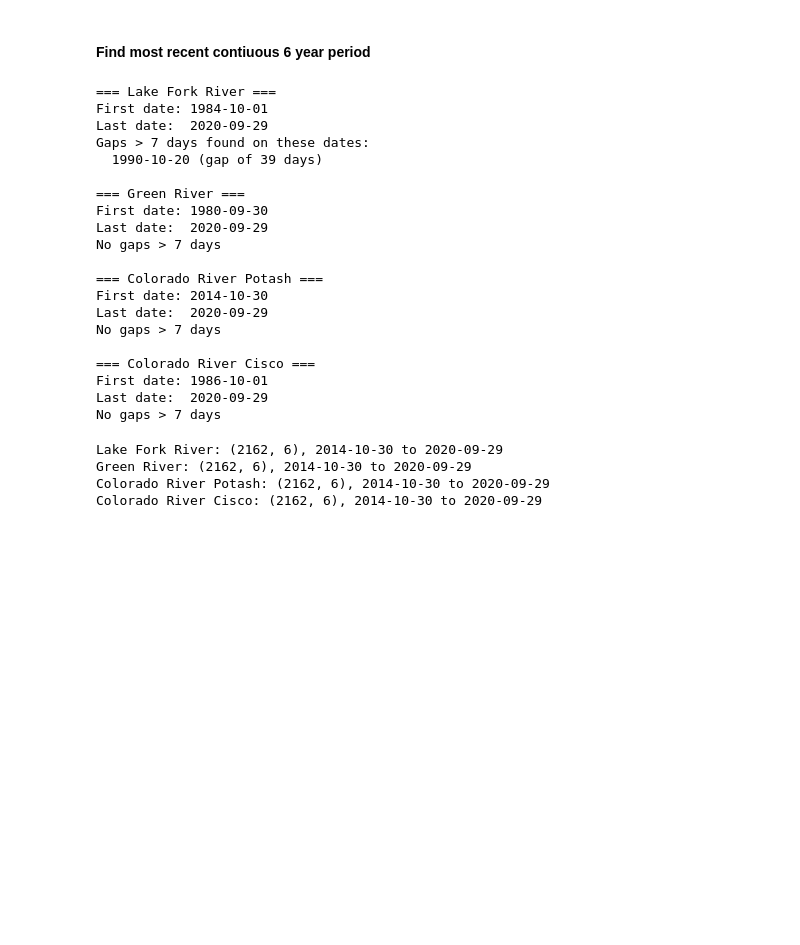
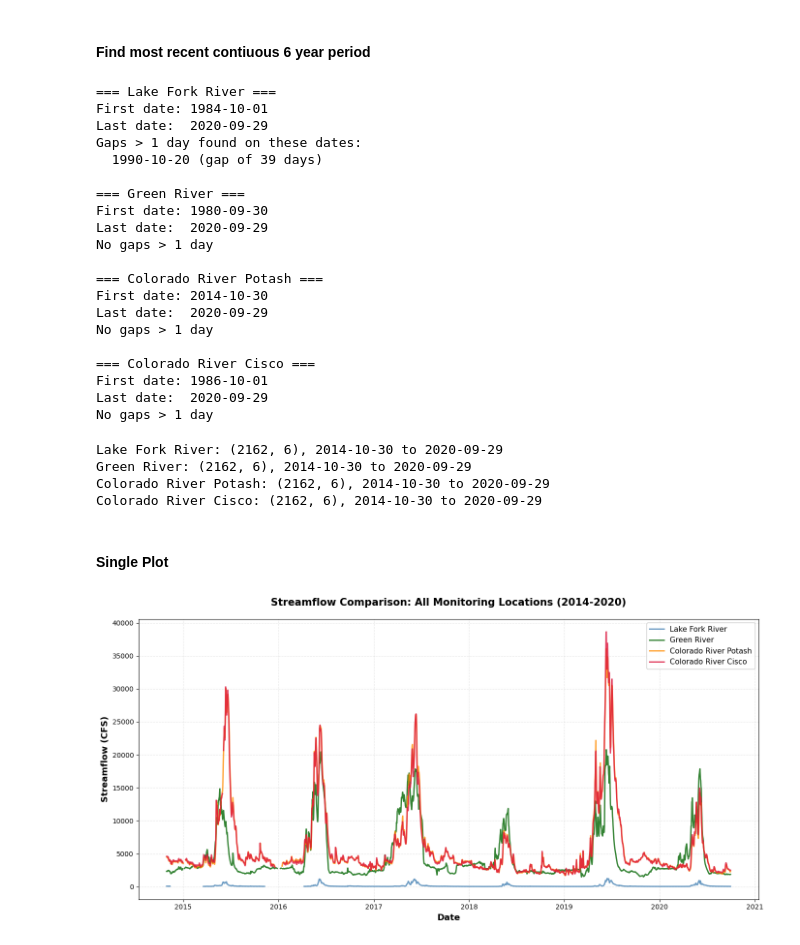
Before and after one commit to magnustveit1/reproducible-streamflow-analysis, a Jupyter notebook: notebooks/task2_streamflow_analysis.ipynb, the cells around one changed output. Drawn from its saved outputs; the diff is of its cells as text; code cells hidden in the pictures; blank space fills up the shorter version.

```diff
--- a/notebooks/task2_streamflow_analysis.ipynb
+++ b/notebooks/task2_streamflow_analysis.ipynb
@@ -91,37 +89,37 @@ for label, df in data.items():
 
     # Compute gaps in days between consecutive rows
     gaps = df.index.to_series().diff().dt.days
-    large_gaps = gaps[gaps > 7]
+    large_gaps = gaps[gaps > 1]
 
     if not large_gaps.empty:
-        print("Gaps > 7 days found on these dates:")
+        print("Gaps > 1 day found on these dates:")
         for date, gap in large_gaps.items():
             print(f"  {date.date()} (gap of {int(gap)} days)")
     else:
-        print("No gaps > 7 days")
+        print("No gaps > 1 day")
 
     print(" ")
 # %% [output]
 === Lake Fork River ===
 First date: 1984-10-01
 Last date:  2020-09-29
-Gaps > 7 days found on these dates:
+Gaps > 1 day found on these dates:
   1990-10-20 (gap of 39 days)
 
 === Green River ===
 First date: 1980-09-30
 Last date:  2020-09-29
-No gaps > 7 days
+No gaps > 1 day
 
 === Colorado River Potash ===
 First date: 2014-10-30
 Last date:  2020-09-29
-No gaps > 7 days
+No gaps > 1 day
 
 === Colorado River Cisco ===
 First date: 1986-10-01
 Last date:  2020-09-29
-No gaps > 7 days
+No gaps > 1 day
 # %%
 # Define 6-year period
 subset_start = pd.Timestamp("2014-10-30")
@@ -138,3 +136,27 @@ Lake Fork River: (2162, 6), 2014-10-30 to 2020-09-29
 Green River: (2162, 6), 2014-10-30 to 2020-09-29
 Colorado River Potash: (2162, 6), 2014-10-30 to 2020-09-29
 Colorado River Cisco: (2162, 6), 2014-10-30 to 2020-09-29
+# %% [markdown]
+#### Single Plot
+# %%
+fig, ax = plt.subplots(figsize=(14, 7))
+
+# Define colors for each stream
+colors = {'Lake Fork River': 'steelblue', 'Green River': 'darkgreen',
+          'Colorado River Potash': 'darkorange', 'Colorado River Cisco': 'crimson'}
+
+# Plot all streams
+for label, df in data_6yr.items():
+    ax.plot(df.index, df['USGS_flow'], label=label, linewidth=2, color=colors[label], alpha=0.8)
+
+# Formatting
+ax.set_xlabel('Date', fontsize=13, fontweight='bold')
+ax.set_ylabel('Streamflow (CFS)', fontsize=13, fontweight='bold')
+ax.set_title('Streamflow Comparison: All Monitoring Locations (2014-2020)',
+             fontsize=15, fontweight='bold', pad=20)
+ax.legend(loc='upper right', fontsize=11, framealpha=0.95)
+ax.grid(True, alpha=0.3, linestyle='--')
+plt.tight_layout()
+plt.show()
+# %% [output]
+[figure, added]
```
Also changed, not shown: parts of 13 cells of this notebook.
